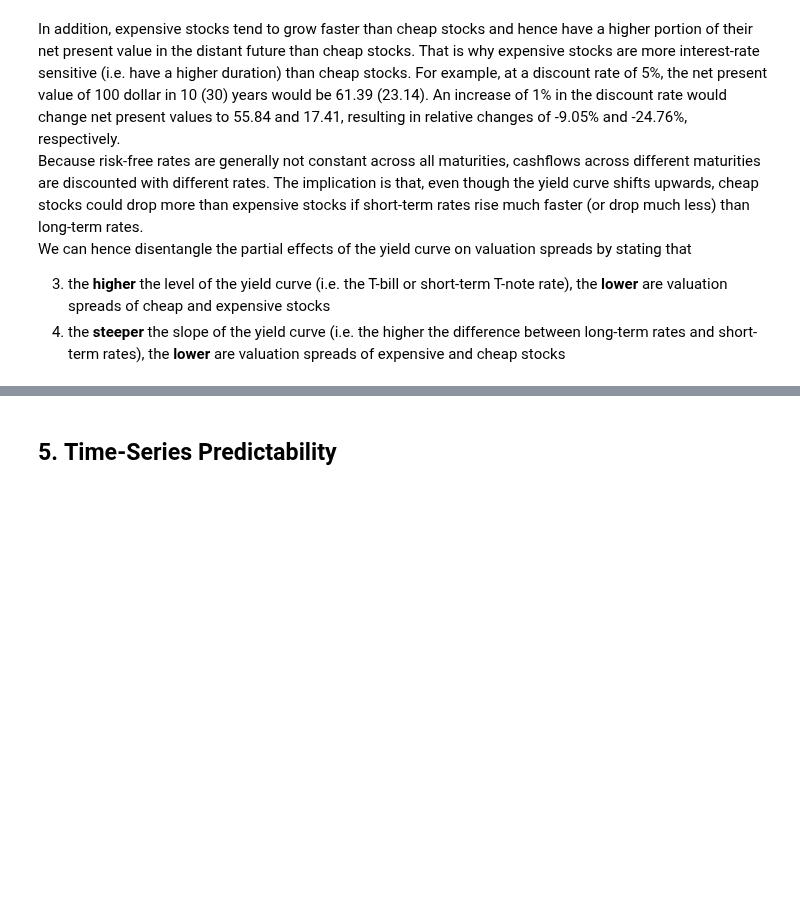
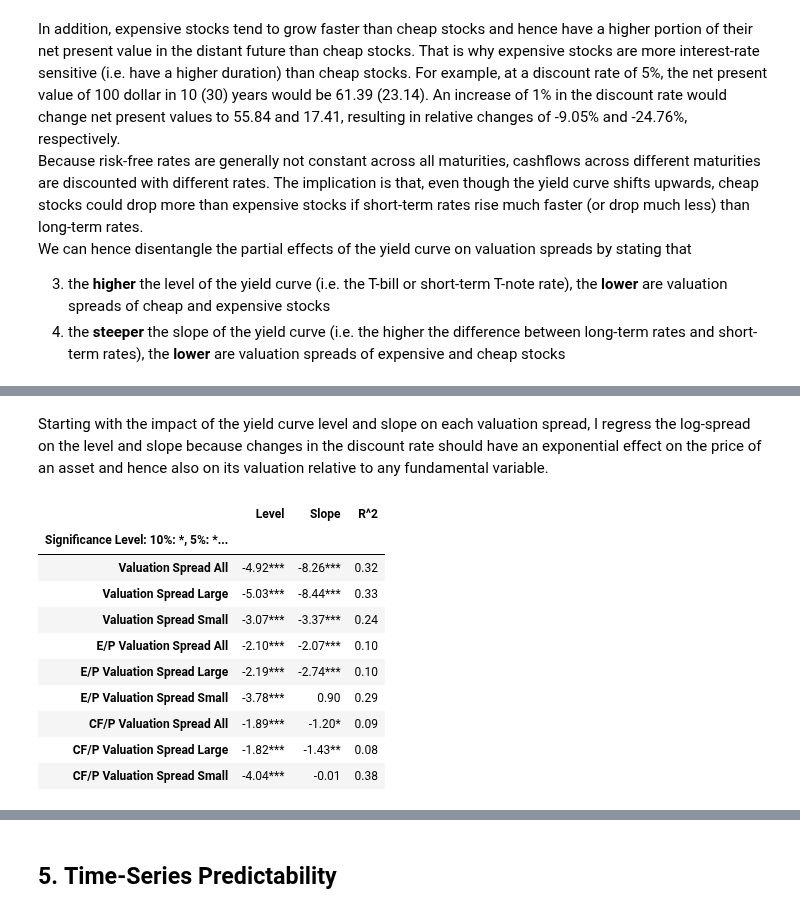
Before and after one commit to jonasniemeyer/investing-ideas, a Jupyter notebook: analyzing_the_value_premium.ipynb, the cells around one changed output, grey strips where cells are left out. Cells and saved outputs as stored; diff of their text form; code cells hidden in the pictures; blank space fills up the shorter version.

```diff
--- a/analyzing_the_value_premium.ipynb
+++ b/analyzing_the_value_premium.ipynb
@@ -53,10 +55,10 @@ plt.rcParams["figure.figsize"] = (12,6)
 # %%
 shiller_data = shiller_cape()["CAPE"]
 
-rate1 = FREDReader("DGS1").historical_data().resample("MS").first() / 100
-rate1.columns = ["1-Year Interest Rate"]
-rate10 = FREDReader("DGS10").historical_data().resample("MS").first() / 100
-rate10.columns = ["10-Year Interest Rate"]
+rate_1yr = FREDReader("DGS1").historical_data().resample("MS").first() / 100
+rate_1yr.columns = ["1-Year Interest Rate"]
+rate_10yr = FREDReader("DGS10").historical_data().resample("MS").first() / 100
+rate_10yr.columns = ["10-Year Interest Rate"]
 
 ff3 = FrenchReader("F-F_Research_Data_Factors").read()["Main"] / 100
 ff5 = FrenchReader("F-F_Research_Data_5_Factors_2x3").read()["Main"] / 100
@@ -66,4 +68,14 @@ df = pd.concat([ff3, mom, shiller_data], axis=1).dropna()
 df["RMW"] = ff5["RMW"]
 df["CMA"] = ff5["CMA"]
 df = df[["Mkt-RF", "SMB", "HML", "RMW", "CMA", "Mom", "RF", "CAPE"]]
-df
+
+bm_sorted_data = FrenchReader("Portfolios_Formed_on_BE-ME").read()
+bm_size_sorted_data = FrenchReader("6_Portfolios_2x3").read()
+
+ep_sorted_data = FrenchReader("Portfolios_Formed_on_E-P").read()
+ep_size_sorted_data = FrenchReader("6_Portfolios_ME_EP_2x3").read()
+
+cfp_sorted_data = FrenchReader("Portfolios_Formed_on_CF-P").read()
+cfp_size_sorted_data = FrenchReader("6_Portfolios_ME_CFP_2x3").read()
+
+bm_size_5_5_sorted_data = FrenchReader("25_Portfolios_5x5").read()
@@ -796,0 +817,38 @@ We can hence disentangle the partial effects of the yield curve on valuation spr
+# %% [markdown]
+Starting with the impact of the yield curve level and slope on each valuation spread, I regress the log-spread on the level and slope because changes in the discount rate should have an exponential effect on the price of an asset and hence also on its valuation relative to any fundamental variable.
+# %%
+adjusted_spreads = {}
+ols_results = pd.DataFrame(columns = ["Level", "Slope", "R^2"], index = spread_labels)
+ols_results.index.name = "Significance Level: 10%: *, 5%: **, 1%: ***"
+for series in spread_labels:
+    res = OLS(
+        np.log(ols_df[series]),
+        add_constant(ols_df[["Level", "Slope"]])
+    ).fit()
+    params = res.params
+    pvalues = res.pvalues
+    for var in ("Level", "Slope"):
+        if pvalues[var] < 0.01:
+            significance = "***"
+        elif pvalues[var] < 0.05:
+            significance = "**"
+        elif pvalues[var] < 0.1:
+            significance = "*"
+        else:
+            significance = ""
+        ols_results.loc[series, var] = "{:.2f}{}".format(params[var], significance)
+    ols_results.loc[series, "R^2"] = f"{res.rsquared_adj:.2f}"
+    adjusted_spreads[series] = res.resid
+ols_results
+# %% [output]
+|  | Level | Slope | R^2 |
+| Significance Level: 10%: *, 5%: *... |  |  |  |
+| Valuation Spread All | -4.92*** | -8.26*** | 0.32 |
+| Valuation Spread Large | -5.03*** | -8.44*** | 0.33 |
+| Valuation Spread Small | -3.07*** | -3.37*** | 0.24 |
+| E/P Valuation Spread All | -2.10*** | -2.07*** | 0.10 |
+| E/P Valuation Spread Large | -2.19*** | -2.74*** | 0.10 |
+| E/P Valuation Spread Small | -3.78*** | 0.90 | 0.29 |
+| CF/P Valuation Spread All | -1.89*** | -1.20* | 0.09 |
+| CF/P Valuation Spread Large | -1.82*** | -1.43** | 0.08 |
+| CF/P Valuation Spread Small | -4.04*** | -0.01 | 0.38 |
```
Also changed, not shown: parts of 33 cells of this notebook.
